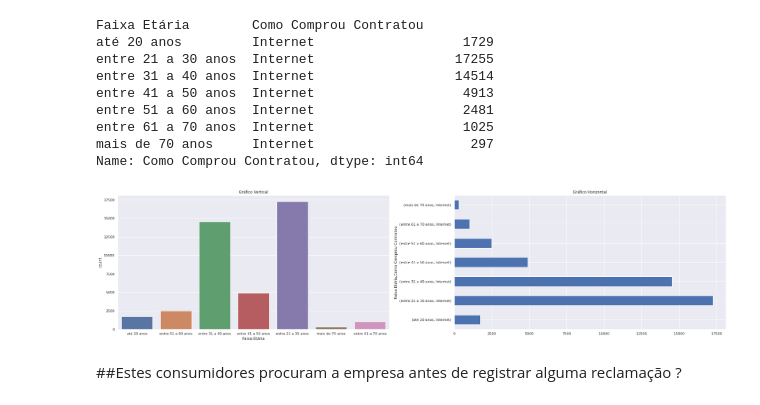
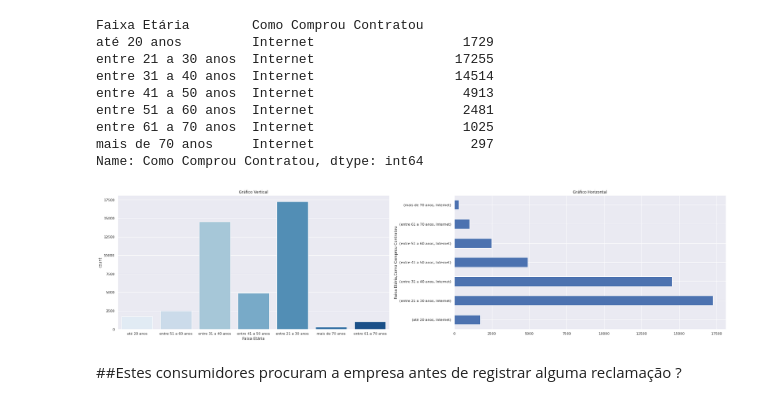
Before and after one commit to DAVIDKSOUSA/DATA-SCIENCE-NA-PR-TICA, a Jupyter notebook: Reclamações_Gov.ipynb, the cells around one changed output. Drawn from its saved outputs; the diff is of its cells as text; code cells hidden in the pictures.

```diff
--- a/Reclamações_Gov.ipynb
+++ b/Reclamações_Gov.ipynb
@@ -153,16 +148,16 @@ entre 61 a 70 anos  Internet                   1025
 mais de 70 anos     Internet                    297
 Name: Como Comprou Contratou, dtype: int64
 # %%
-#Gráfico
+#Gráfico #utilizar o site COLOR BREWER 2.0 para encontrar o código das Paletas de Cores.
 fig, (ax1, ax2) = plt.subplots(nrows=1, ncols=2,figsize=(28,7))
 
-sns.countplot(df2["Faixa Etária"], ax=ax1)
+sns.countplot(df2["Faixa Etária"], ax=ax1, palette="Blues")
 df2.groupby("Faixa Etária")["Como Comprou Contratou"].value_counts().plot.barh(ax = ax2)
 ax1.set_title("Gráfico Vertical")
 ax2.set_title("Gráfico Horizontal")
 plt.tight_layout();
 # %% [output]
-[figure, old version]
+[figure, new version]
 # %% [markdown]
 ##Estes consumidores procuram a empresa antes de registrar alguma reclamação ?
 # %%
```
Also changed, not shown: parts of 27 cells of this notebook.
